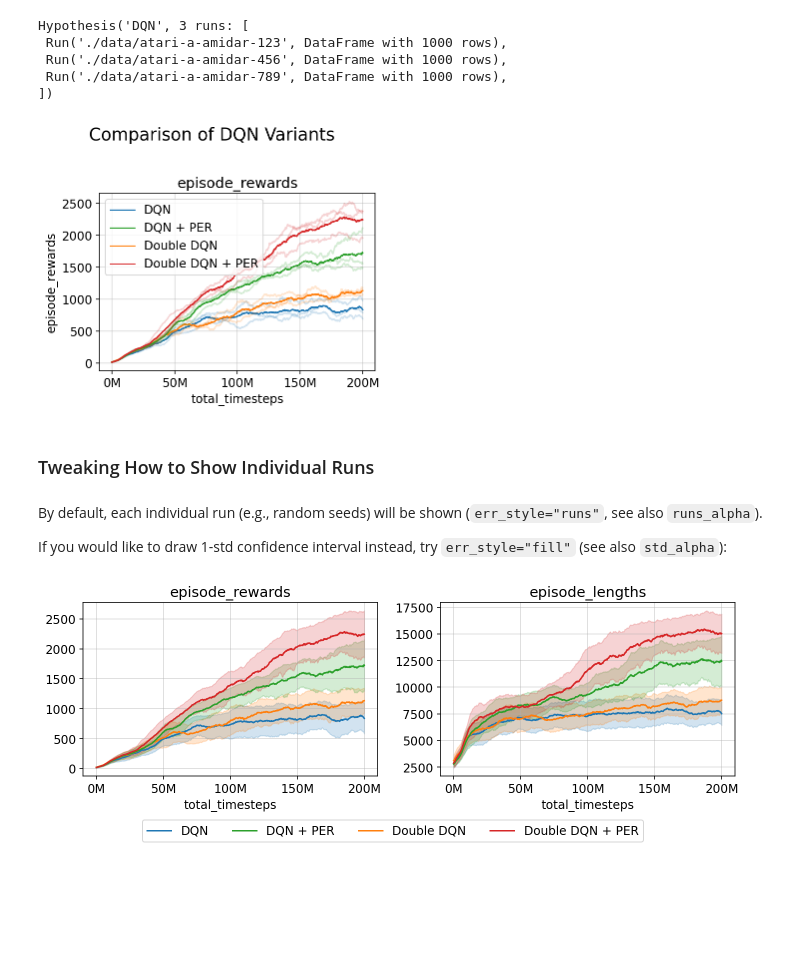
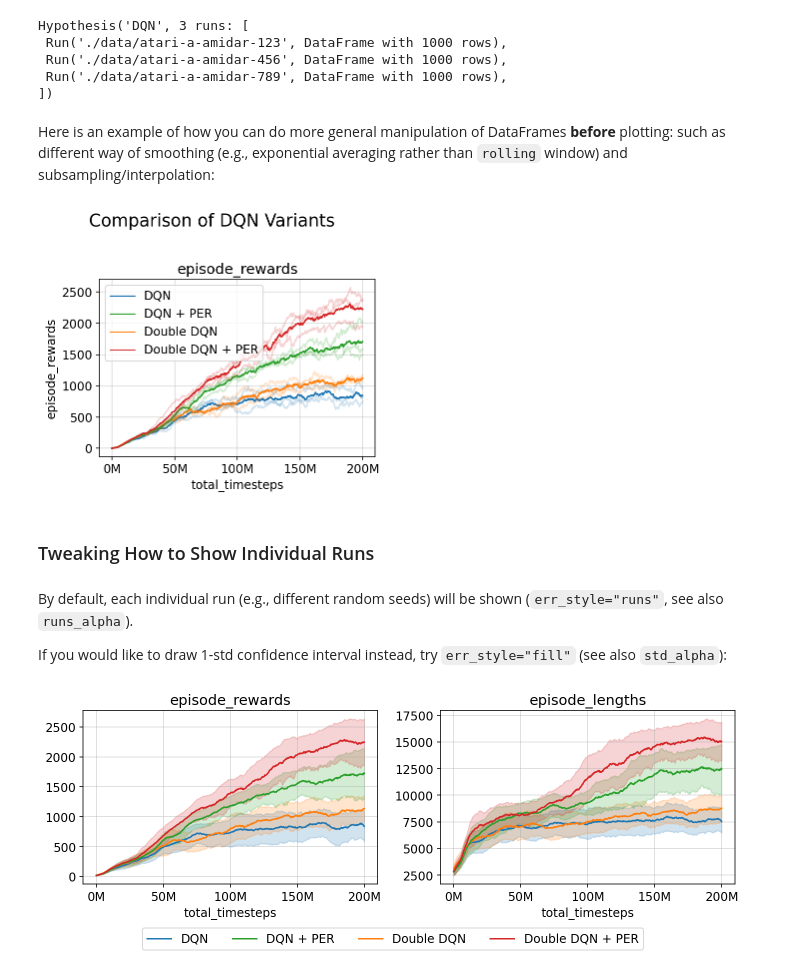
Before and after one commit to wookayin/expt, a Jupyter notebook: examples/quick-tour.ipynb, the cells around one changed output. Saved outputs shown, nothing was run; the diff lists cells and outputs as text; code cells hidden in the pictures; blank space fills up the shorter version.

```diff
--- a/examples/quick-tour.ipynb
+++ b/examples/quick-tour.ipynb
@@ -243,15 +222,19 @@ Hypothesis('DQN', 3 runs: [
  Run('./data/atari-a-amidar-456', DataFrame with 1000 rows),
  Run('./data/atari-a-amidar-789', DataFrame with 1000 rows),
 ])
-# %%
-ex.interpolate('total_timesteps', n_samples=1000,
-              ).plot(y='episode_rewards', rolling=50, figsize=(5, 4));
-# %% [output]
-[figure, removed]
+# %% [markdown]
+Here is an example of how you can do more general manipulation of DataFrames **before** plotting: such as different way of smoothing (e.g., exponential averaging rather than `rolling` window) and subsampling/interpolation:
+# %%
+(ex
+ .interpolate('total_timesteps', n_samples=1000)
+ .apply(lambda df: df.ewm(alpha=0.05).mean())  # Use exponential averaging, x_t = 0.95 * x_{t-1} + 0.05 * a_t
+).plot(y='episode_rewards', figsize=(5, 4));
+# %% [output]
+[figure, added]
 # %% [markdown]
 ### Tweaking How to Show Individual Runs
 # %% [markdown]
-By default, each individual run (e.g., random seeds) will be shown (`err_style="runs"`, see also `runs_alpha`).
+By default, each individual run (e.g., different random seeds) will be shown (`err_style="runs"`, see also `runs_alpha`).
 
 If you would like to draw 1-std confidence interval instead, try `err_style="fill"` (see also `std_alpha`):
 # %%
```
Also changed, not shown: parts of 33 cells of this notebook, 2 other files.
